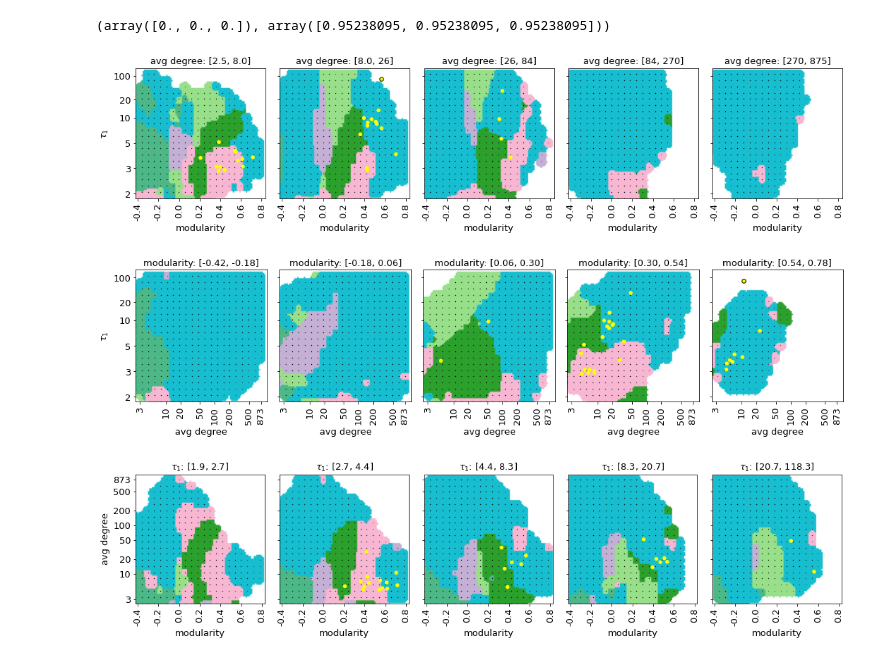
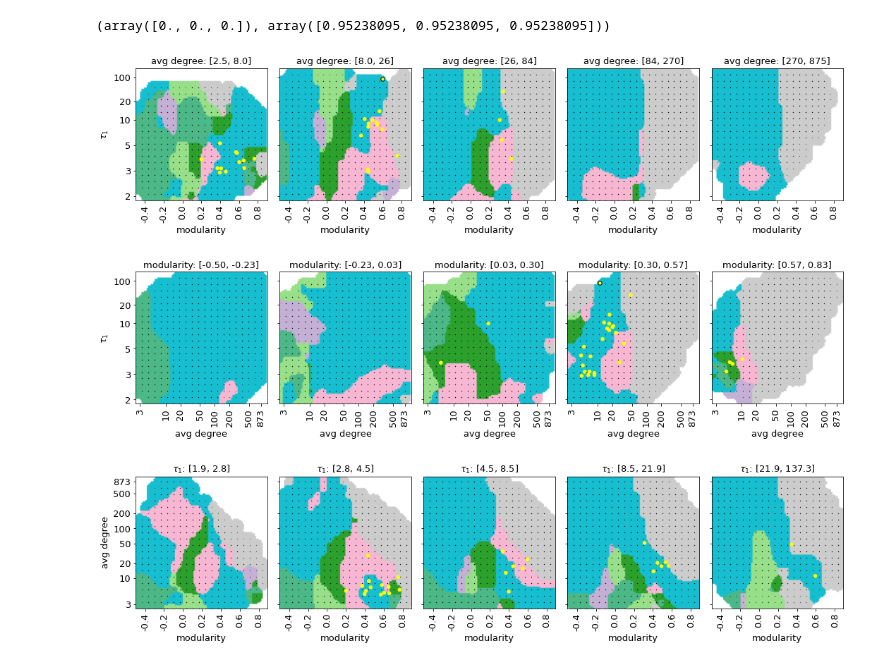
Before and after one commit to vlivashkin/pygkernels-experiments, a Jupyter notebook: experiments/paper_reproducible_results/5d_filter_с1.ipynb, the cells around one changed output. Drawn from its saved outputs; the diff is of its cells as text; code cells hidden in the pictures.

```diff
--- a/experiments/paper_reproducible_results/5d_filter_с1.ipynb
+++ b/experiments/paper_reproducible_results/5d_filter_с1.ipynb
@@ -405,8 +406,8 @@ plot_lda_importance(X_new)
 # %%
-fig, ax = plt.subplots(1, 1, figsize=(9, 4))
+fig, ax = plt.subplots(1, 1, figsize=(8, 3.35))
 for kernel_idx, kernel_name in enumerate(kernels_order):
     kernel_mask = np.argmax(y, axis=1) == kernel_idx
-    plt.scatter(X_new[kernel_mask][:, 0], X_new[kernel_mask][:, 1], s=12, c=d3_colors[kernel_name], label=kernel_name)
+    plt.scatter(X_new[kernel_mask][:, 0], X_new[kernel_mask][:, 1], s=2, c=d3_colors[kernel_name], label=kernel_name)
     plt.xlabel('Component 0')
     plt.ylabel('Component 1')
 
@@ -425,13 +426,13 @@ plt.savefig('pics/pointcloud.pdf')
 # %%
-fig, ax = plt.subplots(1, 1, figsize=(6.9, 5.5))
+fig, ax = plt.subplots(1, 1, figsize=(7.4, 5.5))
 for kernel_idx, kernel_name in enumerate(kernels_order):
     kernel_mask = np.argmax(y, axis=1) == kernel_idx
-    plt.scatter(X_new[kernel_mask][:, 0], X_new[kernel_mask][:, 1], s=12, c=d3_colors[kernel_name], label=kernel_name)
+    plt.scatter(X_new[kernel_mask][:, 0], X_new[kernel_mask][:, 1], s=2, c=d3_colors[kernel_name], label=kernel_name)
     plt.xlabel('Component 0')
     plt.ylabel('Component 1')
 
 # plt.xlim(-4, 4.2)
-plt.legend(bbox_to_anchor=(-0.04,-0.450), loc='lower left', ncol=5,)
+plt.legend(bbox_to_anchor=(-0.01,-0.510), loc='lower left', ncol=5,)
 
 ax.set_xticks([])
 ax.set_yticks([])
@@ -854,11 +856,11 @@ for ii in range(5):
 
     kernels_order_list = kernels_order.tolist()
     y_pred_index = [kernels_order_list.index(item) for item in fouty]
-    y_pred_onehot = np.zeros((len(y_pred), 25), dtype=np.uint8)
+    y_pred_onehot = np.zeros((len(y_pred), 26), dtype=np.uint8)
     for i in range(len(fouty)):
         y_pred_onehot[i][y_pred_index[i]] = 1
 
-    plot = prepare_plot_filter(foutx[:, (0, 2)], y_pred_onehot, sigma=0.015, min_neighbors=1)
+    plot = prepare_plot_filter(foutx[:, (0, 2)], y_pred_onehot, sigma=0.02, min_neighbors=1)
     doplot(ax[ii], foutx[:, (0, 2)], fouty, plot, feature_names)
 
     left_border = min_feature*feature_width["avg_degree|log"]+feature_min["avg_degree|log"]
@@ -904,7 +906,7 @@ plt.tight_layout()
 
 plt.savefig('pics/splits_by_avg_degree.pdf')
 # %% [output]
-[figure, old version]
+[figure, new version]
 # %%
 fig, ax = plt.subplots(1, 5, figsize=(15, 3.8), sharey=True)
 
@@ -919,11 +921,11 @@ for ii in range(5):
 
     kernels_order_list = kernels_order.tolist()
     y_pred_index = [kernels_order_list.index(item) for item in fouty]
-    y_pred_onehot = np.zeros((len(y_pred), 25), dtype=np.uint8)
+    y_pred_onehot = np.zeros((len(y_pred), 26), dtype=np.uint8)
     for i in range(len(fouty)):
         y_pred_onehot[i][y_pred_index[i]] = 1
 
-    plot = prepare_plot_filter(foutx[:, :2], y_pred_onehot, sigma=0.015, min_neighbors=1)
+    plot = prepare_plot_filter(foutx[:, :2], y_pred_onehot, sigma=0.02, min_neighbors=1)
     doplot(ax[ii], foutx[:, :2], fouty, plot, feature_names)
 
     left_border = min_feature*feature_width["modularity"]+feature_min["modularity"]
@@ -960,7 +962,7 @@ ax[0].set_yticklabels(tau1_legend)
 plt.tight_layout()
 plt.savefig('pics/splits_by_modularity.pdf')
 # %% [output]
-[figure, old version]
+[figure, new version]
 # %%
 fig, ax = plt.subplots(1, 5, figsize=(15, 3.8), sharey=True)
 
@@ -975,11 +977,11 @@ for ii in range(5):
 
     kernels_order_list = kernels_order.tolist()
     y_pred_index = [kernels_order_list.index(item) for item in fouty]
-    y_pred_onehot = np.zeros((len(y_pred), 25), dtype=np.uint8)
+    y_pred_onehot = np.zeros((len(y_pred), 26), dtype=np.uint8)
     for i in range(len(fouty)):
         y_pred_onehot[i][y_pred_index[i]] = 1
 
-    plot = prepare_plot_filter(foutx[:, 1:], y_pred_onehot, sigma=0.015, min_neighbors=1)
+    plot = prepare_plot_filter(foutx[:, 1:], y_pred_onehot, sigma=0.02, min_neighbors=1)
     doplot(ax[ii], foutx[:, 1:], fouty, plot, feature_names)
 
     left_border = min_feature*feature_width["tau1|sqrtinv"]+feature_min["tau1|sqrtinv"]
@@ -988,31 +990,31 @@ for ii in range(5):
     right_border = invinv(right_border)
     ax[ii].set_title(f'$\\tau_1$: [{left_border:.1f}, {right_border:.1f}]')
 
     ax[ii].set_ylabel('')
 
     mod_legend = [-.4, -0.2, 0.0, 0.2, 0.4, 0.6, 0.8]
     ax[ii].set_xticks([mod_01(x) for x in mod_legend])
     ax[ii].set_xticklabels(mod_legend)
 
     ax[ii].set_xlim(0, 99)
     ax[ii].set_ylim(0, 99)
 
     texts = []
     for name, dataset in datasets.items():
         if left_border < dataset['tau1'] < right_border:
             x, y = dataset['norm(modularity)'] * 100, dataset['norm(avg_degree|log)'] * 100
             s = str(dataset['idx'] + 1)
             ax[ii].scatter(x, y, marker='o', c='yellow', edgecolors='none', s=30) # d3_colors[dataset['top6']]
 #             texts.append(ax[ii].text(x, y, s, fontsize=10))
 #     adjust_text(texts, precision=0.001, ax=ax[ii], arrowprops=dict(arrowstyle='-', color='k'))
 
 ax[0].set_ylabel('avg degree')
 
 adeg_legend = [3, 10, 20, 50, 100, 200, 500, 873]
 ax[0].set_yticks([adeg_01(np.log(x)) for x in adeg_legend])
 ax[0].set_yticklabels(adeg_legend)
 
 plt.tight_layout()
 plt.savefig('pics/splits_by_tau1.pdf')
 # %% [output]
-[figure, old version]
+[figure, new version]
```
Also changed, not shown: parts of 15 cells of this notebook, 21 other files.
